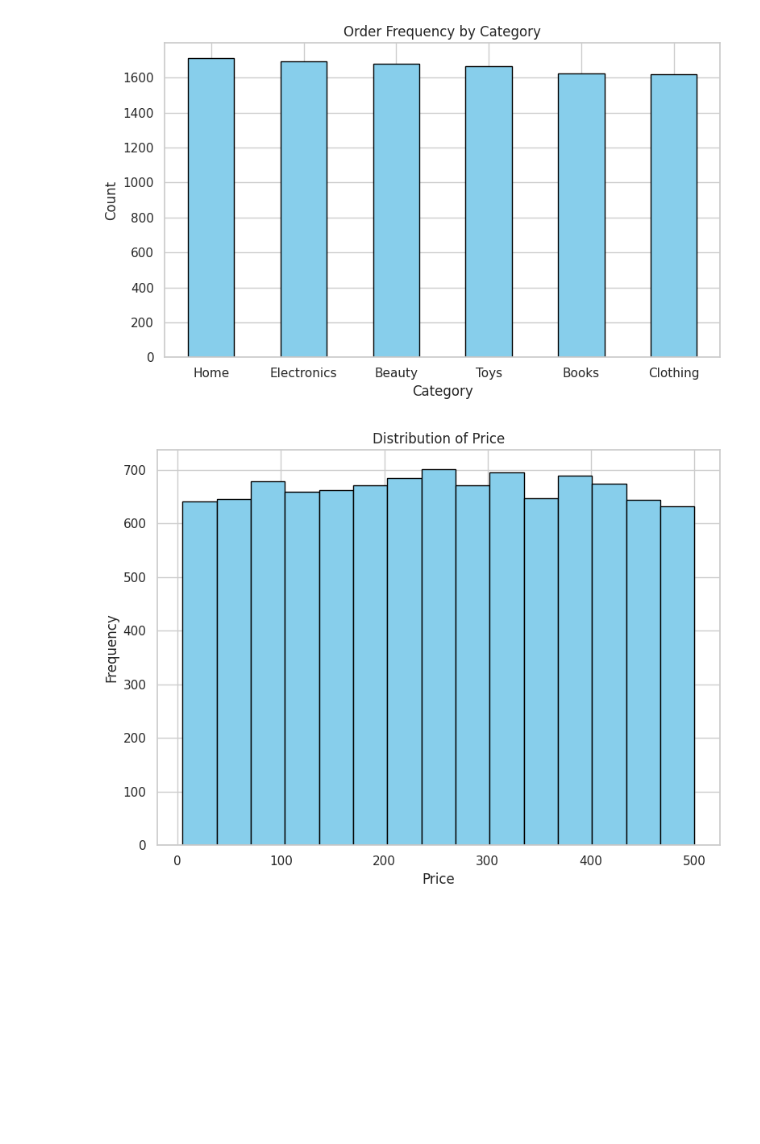
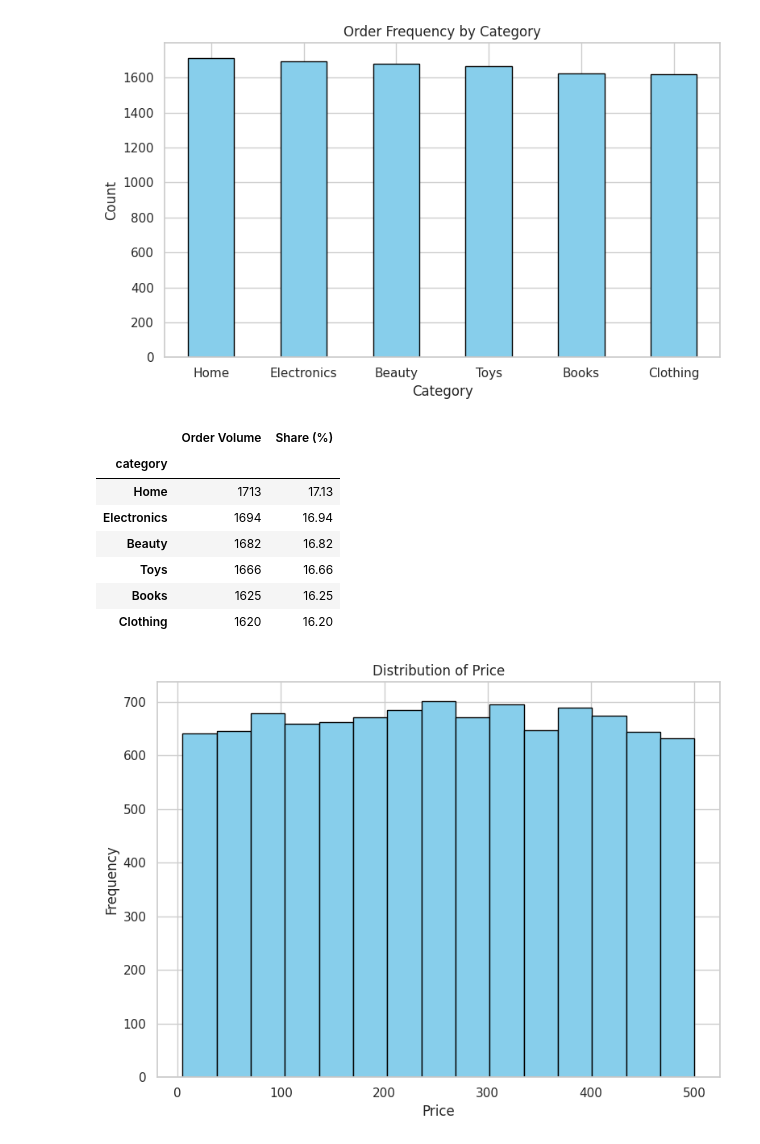
Before and after one commit to saifuddin-vuia/saifuddin-vuia, a Jupyter notebook: Statistics_CA_One.ipynb, the cells around one changed output. Saved outputs shown, nothing was run; the diff lists cells and outputs as text; code cells hidden in the pictures; blank space fills up the shorter version.

Commit message:
New code added for the frequency table

```diff
--- a/Statistics_CA_One.ipynb
+++ b/Statistics_CA_One.ipynb
@@ -82,6 +82,23 @@ plt.tight_layout()
 plt.show()
 # %% [output]
 [figure]
+# %%
+# Category Order Frequency Table
+counts = df['category'].value_counts()
+pcts = (df['category'].value_counts(normalize=True) * 100).round(2)
+
+freq_table = pd.DataFrame({'Order Volume': counts, 'Share (%)': pcts})
+
+display(freq_table)
+# %% [output]
+|  | Order Volume | Share (%) |
+| category |  |  |
+| Home | 1713 | 17.13 |
+| Electronics | 1694 | 16.94 |
+| Beauty | 1682 | 16.82 |
+| Toys | 1666 | 16.66 |
+| Books | 1625 | 16.25 |
+| Clothing | 1620 | 16.20 |
 # %%
 # Histogram for continuous variable (price)
 plt.figure(figsize=(8, 6))
```
Also changed, not shown: parts of 15 cells of this notebook.
